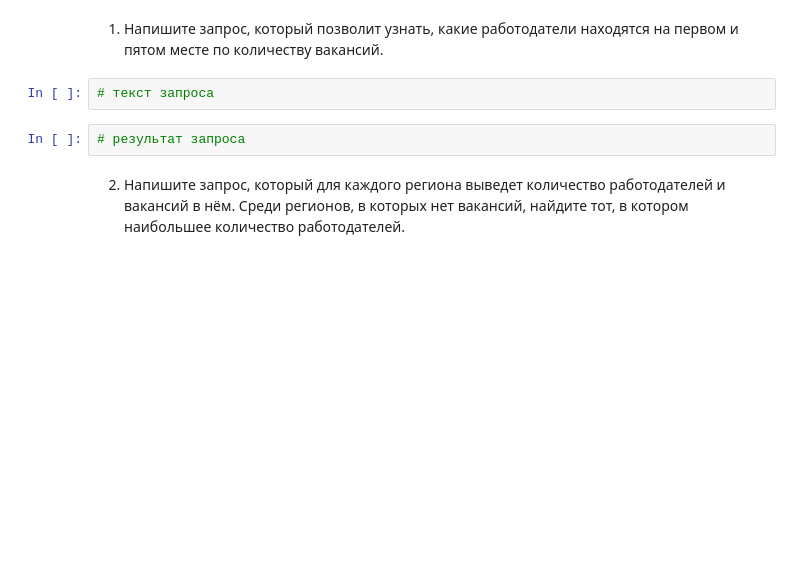
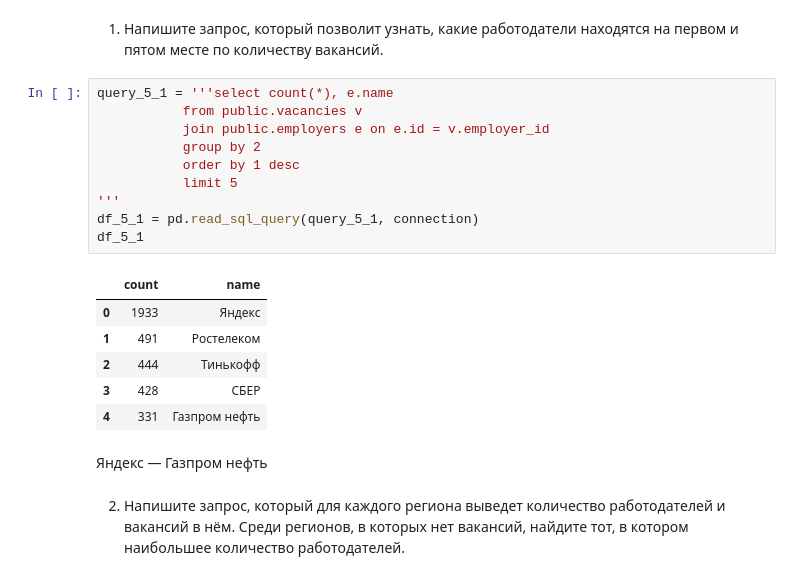
Before and after one commit to alexander-stratonov/Skillfactory, a Jupyter notebook: __127 поток/Блок 2. Подгрузка данных/PROJECT-2. Анализ вакансий из HeadHunter/Project_2_Ноутбук_шаблон.ipynb, the cells around one changed output. Cells and saved outputs as stored; diff of their text form; blank space fills up the shorter version.

```diff
--- a/__127 поток/Блок 2. Подгрузка данных/PROJECT-2. Анализ вакансий из HeadHunter/Project_2_Ноутбук_шаблон.ipynb
+++ b/__127 поток/Блок 2. Подгрузка данных/PROJECT-2. Анализ вакансий из HeadHunter/Project_2_Ноутбук_шаблон.ipynb
@@ -121,9 +191,24 @@ df_3_4
 # %% [markdown]
 1. Напишите запрос, который позволит узнать, какие работодатели находятся на первом и пятом месте по количеству вакансий.
 # %%
-# текст запроса
+query_5_1 = '''select count(*), e.name
+           from public.vacancies v
+           join public.employers e on e.id = v.employer_id
+           group by 2
+           order by 1 desc
+           limit 5
+'''
+df_5_1 = pd.read_sql_query(query_5_1, connection)
+df_5_1
+# %% [output]
+|  | count | name |
+| 0 | 1933 | Яндекс |
+| 1 | 491 | Ростелеком |
+| 2 | 444 | Тинькофф |
+| 3 | 428 | СБЕР |
+| 4 | 331 | Газпром нефть |
-# %%
-# результат запроса
+# %% [markdown]
+Яндекс — Газпром нефть
 # %% [markdown]
 2. Напишите запрос, который для каждого региона выведет количество работодателей и вакансий в нём.
 Среди регионов, в которых нет вакансий, найдите тот, в котором наибольшее количество работодателей.
```
Also changed, not shown: parts of 30 cells of this notebook.
